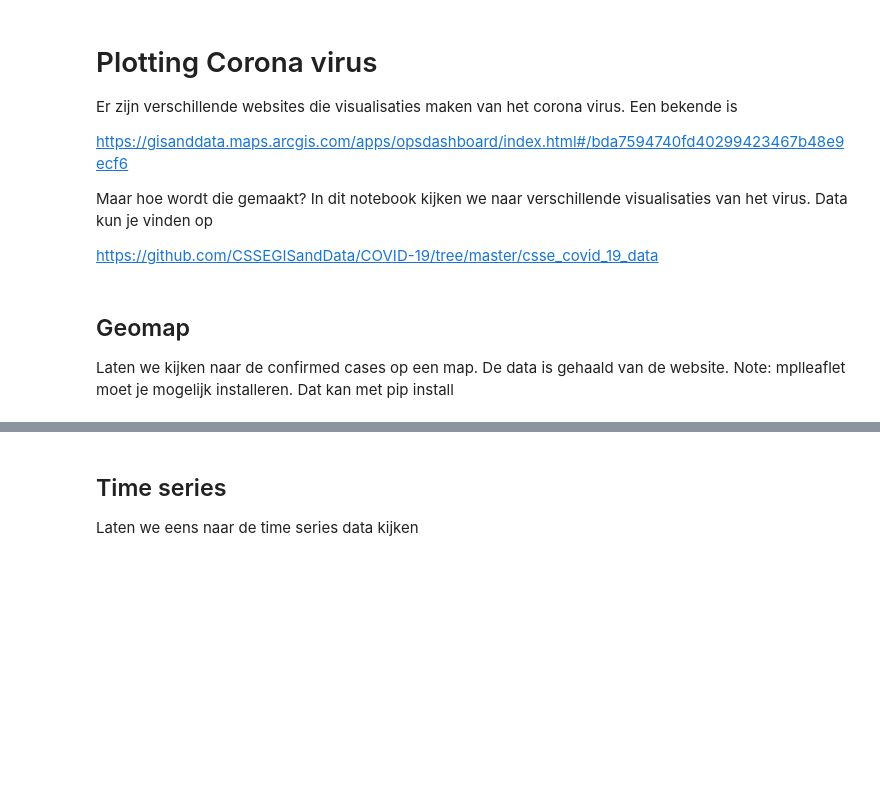
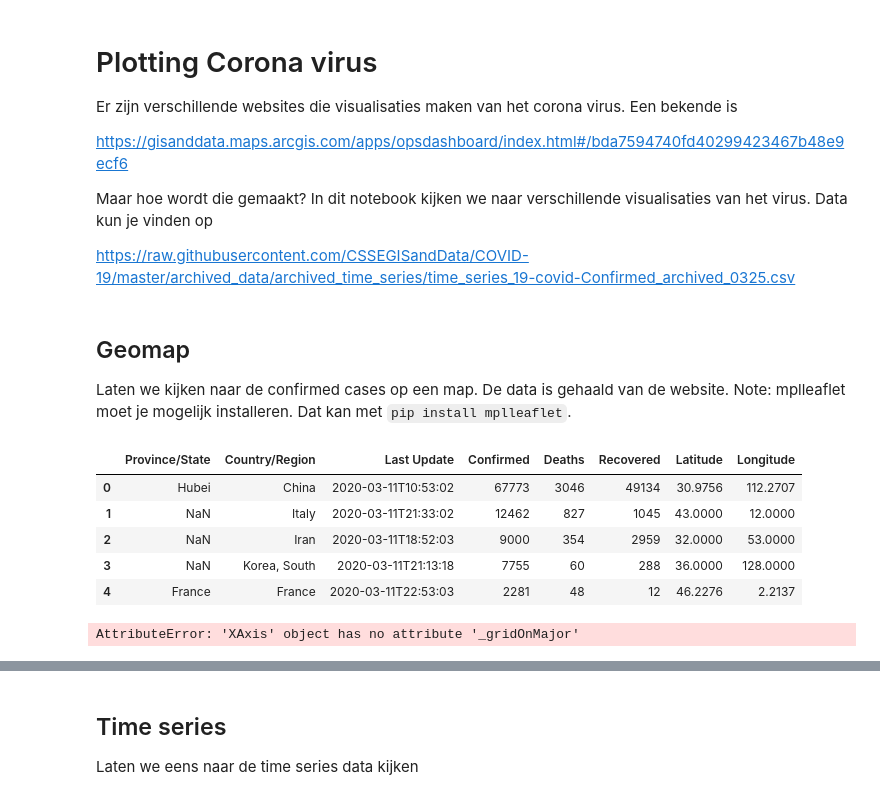
Before and after one commit to fenna/BFVP3INF3, a Jupyter notebook: BFVP3INF3/weekopdrachten/Weekopdracht_4.ipynb, the cells around one changed output, grey strips where cells are left out. Cells and saved outputs as stored; diff of their text form; code cells hidden in the pictures; blank space fills up the shorter version.

```diff
--- a/BFVP3INF3/weekopdrachten/Weekopdracht_4.ipynb
+++ b/BFVP3INF3/weekopdrachten/Weekopdracht_4.ipynb
@@ -7,25 +7,37 @@ https://gisanddata.maps.arcgis.com/apps/opsdashboard/index.html#/bda7594740fd402
 
 Maar hoe wordt die gemaakt? In dit notebook kijken we naar verschillende visualisaties van het virus. Data kun je vinden op
 
-https://github.com/CSSEGISandData/COVID-19/tree/master/csse_covid_19_data
+https://raw.githubusercontent.com/CSSEGISandData/COVID-19/master/archived_data/archived_time_series/time_series_19-covid-Confirmed_archived_0325.csv
 # %% [markdown]
 ## Geomap
 
-Laten we kijken naar de confirmed cases op een map. De data is gehaald van de website. Note: mplleaflet moet je mogelijk installeren. Dat kan met pip install
+Laten we kijken naar de confirmed cases op een map. De data is gehaald van de website. Note: mplleaflet moet je mogelijk installeren. Dat kan met `pip install mplleaflet`.
 # %%
 import pandas as pd
 import numpy as np
 import matplotlib.pyplot as plt
 import mplleaflet
 import warnings
+import requests
+import io
 
-url = "https://raw.githubusercontent.com/CSSEGISandData/COVID-19/master/csse_covid_19_data/csse_covid_19_daily_reports/03-11-2020.csv"
-data = pd.read_csv(url)
-#data = pd.read_csv('data/data.csv')
+# We moeten een trukje toepassen om ervoor te zorgen dat we een request kunnen doenn
+# met basic authentication. Daarom is het wat ingewikkelder dan je misschien zou verwachten
+url = "http://raw.githubusercontent.com/CSSEGISandData/COVID-19/master/csse_covid_19_data/csse_covid_19_daily_reports/03-11-2020.csv"
+r1 = requests.get(url, verify=False)
+data = pd.read_csv(io.StringIO(r1.text))
+
 lat = np.array(data['Latitude'])
 long = np.array(data['Longitude'])
 size = np.array(data['Confirmed'])
 data.head()
+# %% [output]
+|  | Province/State | Country/Region | Last Update | Confirmed | Deaths | Recovered | Latitude | Longitude |
+| 0 | Hubei | China | 2020-03-11T10:53:02 | 67773 | 3046 | 49134 | 30.9756 | 112.2707 |
+| 1 | NaN | Italy | 2020-03-11T21:33:02 | 12462 | 827 | 1045 | 43.0000 | 12.0000 |
+| 2 | NaN | Iran | 2020-03-11T18:52:03 | 9000 | 354 | 2959 | 32.0000 | 53.0000 |
+| 3 | NaN | Korea, South | 2020-03-11T21:13:18 | 7755 | 60 | 288 | 36.0000 | 128.0000 |
+| 4 | France | France | 2020-03-11T22:53:03 | 2281 | 48 | 12 | 46.2276 | 2.2137 |
 # %%
 warnings.filterwarnings('ignore')
 def leaflet_plot_location(lon=[5.8878] , lat=[52.0614], size=[200]):
@@ -39,7 +51,9 @@ def leaflet_plot_location(lon=[5.8878] , lat=[52.0614], size=[200]):
 
     return mplleaflet.display()
 
-leaflet_plot_location(lon=long, lat=lat, size = size)
+leaflet_plot_location(lon=long, lat=lat, size=size)
+# %% [output]
+AttributeError: 'XAxis' object has no attribute '_gridOnMajor'
 # %% [markdown]
 Dit is natuurlijk een interessante visualisatie maar er is nog veel meer te inspecteren.
 
```
Also changed, not shown: parts of 2 cells of this notebook, 10 other files.
